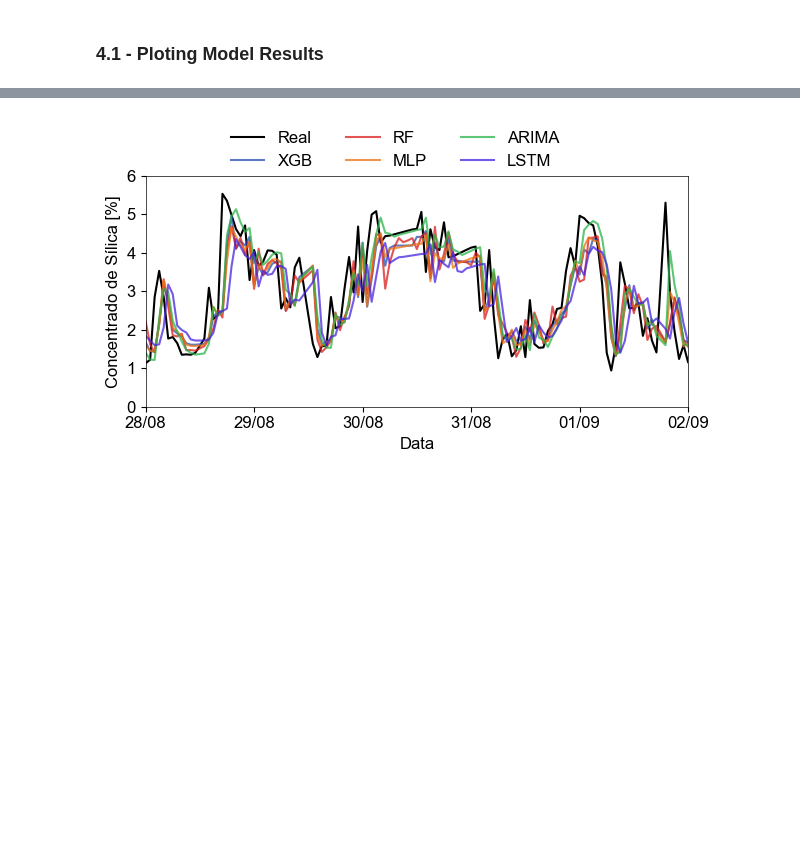
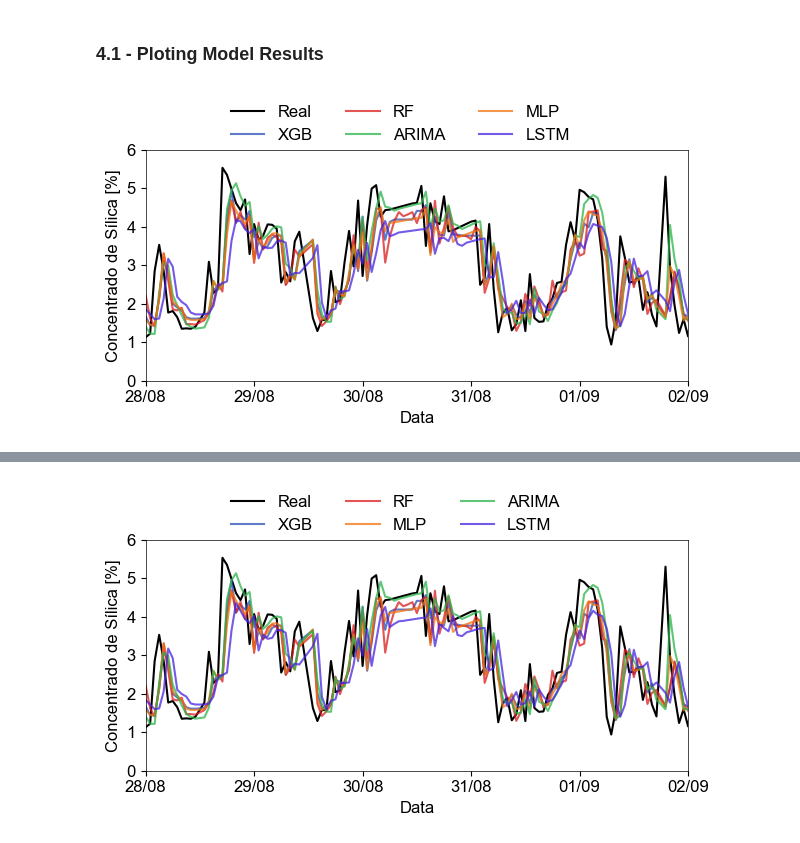
Before and after one commit to PauloCasmal/data-mining-study, a Jupyter notebook: Comparing-Models.ipynb, the cells around one changed output, grey strips where cells are left out. Drawn from its saved outputs; the diff is of its cells as text; code cells hidden in the pictures; blank space fills up the shorter version.

Commit message:
Charts corrected

```diff
--- a/Comparing-Models.ipynb
+++ b/Comparing-Models.ipynb
@@ -431,12 +433,12 @@ for fold, (train_index, test_index) in enumerate(tss.split(df)):
 
     # 5. Predição (Voltando para a escala original se usou scaler no Y)
     y_pred_scaled = model_mlp.predict(X_test_scaled)
-    y_pred = scaler_y.inverse_transform(y_pred_scaled.reshape(-1, 1)).flatten()
+    y_pred_mlp = scaler_y.inverse_transform(y_pred_scaled.reshape(-1, 1)).flatten()
 
     # Métricas
-    rmse = np.sqrt(mean_squared_error(y_test, y_pred))
-    r2 = r2_score(y_test, y_pred)
-    mae = mean_absolute_error(y_test, y_pred)
+    rmse = np.sqrt(mean_squared_error(y_test, y_pred_mlp))
+    r2 = r2_score(y_test, y_pred_mlp)
+    mae = mean_absolute_error(y_test, y_pred_mlp)
 
     fold_metrics_mlp.append({'rmse': rmse, 'r2': r2, 'mae': mae})
 
@@ -453,9 +455,9 @@ for fold, (train_index, test_index) in enumerate(tss.split(df)):
     print(f'Fold: {fold} -- R2: {r2:.2f} -- RMSE: {rmse:.2f}')
 
     if fold == 4:
-        ax_res.plot(y_test_mlp.index, y_pred, label='MLP', c='#EF7310', alpha=0.75)
-        ax_res_2[0].scatter(y_test_mlp, y_pred, c='#EF7310', alpha=0.75)
-        ax_res_2[1].hist(y_test_mlp - y_pred, bins=30, color='#EF7310', alpha=0.75)
+        ax_res.plot(y_test_mlp.index, y_pred_mlp, label='MLP', c='#EF7310', alpha=0.75)
+        ax_res_2[0].scatter(y_test_mlp, y_pred_mlp, c='#EF7310', alpha=0.75)
+        ax_res_2[1].hist(y_test_mlp - y_pred_mlp, bins=30, color='#EF7310', alpha=0.75)
 
 # Resumo
 avg_r2_mlp = np.mean([m['r2'] for m in fold_metrics_mlp])
@@ -650,3 +658,29 @@ R2 Médio LSTM: 0.3843
 ## 04 - Result Analysis
 # %% [markdown]
 ### 4.1 - Ploting Model Results
+# %%
+fig_compare, ax_compare = plt.subplots(figsize=(7, 3))
+
+ax_compare.plot(y_test.index, y_test, label='Real', c='k')
+ax_compare.plot(y_test.index, y_pred_xgb, label='XGB', c='#294EB3', alpha=0.75)
+ax_compare.plot(y_test_rf.index, y_pred_rf, label='RF', c='#DA1C1C', alpha=0.75)
+ax_compare.plot(y_test_arma.index, predictions, label='ARIMA', c='#2BB449', alpha=0.75)
+ax_compare.plot(y_test_mlp.index, y_pred_mlp, label='MLP', c='#EF7310', alpha=0.75)
+ax_compare.plot(y_test_index, y_pred, label='LSTM', c='#4623DF', alpha=0.75)
+
+ax_compare.set_yticks(range(0, 7, 1))
+ax_compare.legend(ncol=3, loc='upper left', bbox_to_anchor=(0.13, 1.26), frameon=False)
+
+ax_compare.set_ylabel('Concentrado de Sílica [%]')
+ax_compare.set_xlabel('Data')
+
+ax_compare.set_xlim(pd.to_datetime('2017-08-28 00:00:00'), pd.to_datetime('2017-09-02 00:00:00'))
+ax_compare.xaxis.set_major_formatter(mdates.DateFormatter("%d/%m"))
+
+ax_compare.set_xticks(pd.to_datetime(['2017-08-28 00:00:00', '2017-08-29 00:00:00', '2017-08-30 00:00:00', '2017-08-31 00:00:00', '2017-09-01 00:00:00', '2017-09-02 00:00:00']))
+
+fig_compare.savefig(r'G:\Meu Drive\03 - Facens\03 - Data Science\02-TCC-POS\05-Figures\res-prediction.svg', dpi=140, format='svg', transparent=True)
+
+plt.show()
+# %% [output]
+[figure, added]
```
Also changed, not shown: parts of 5 cells of this notebook.
